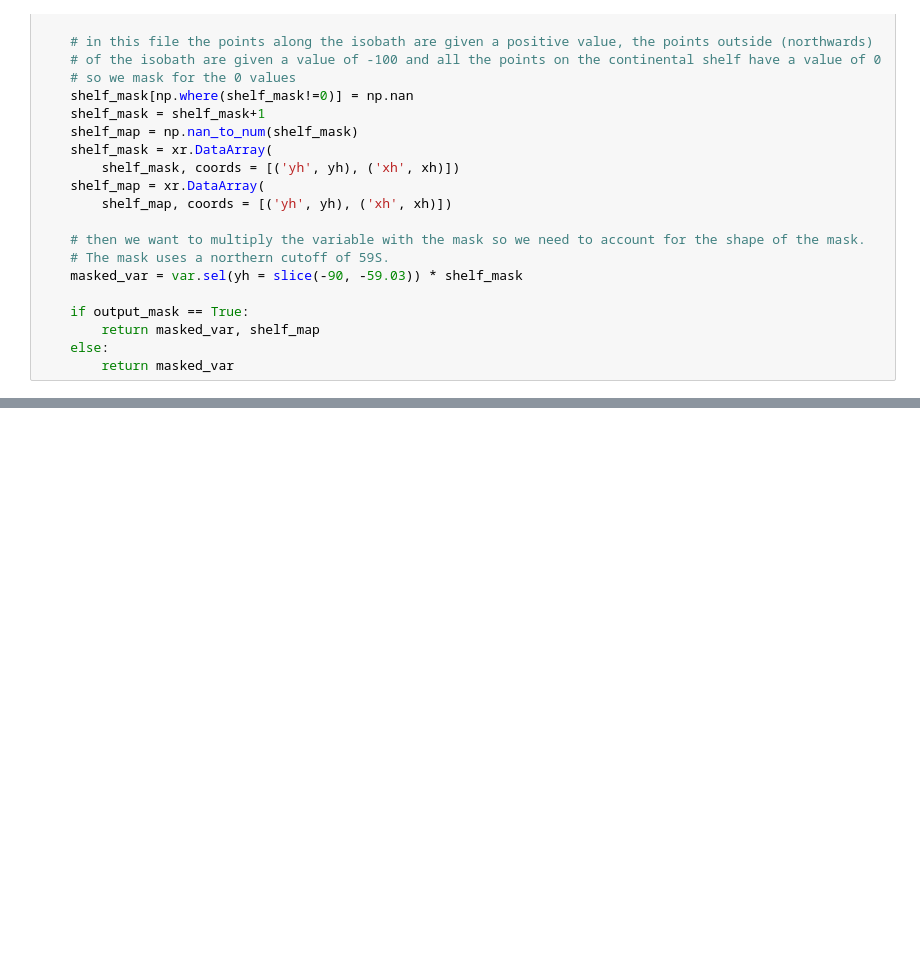
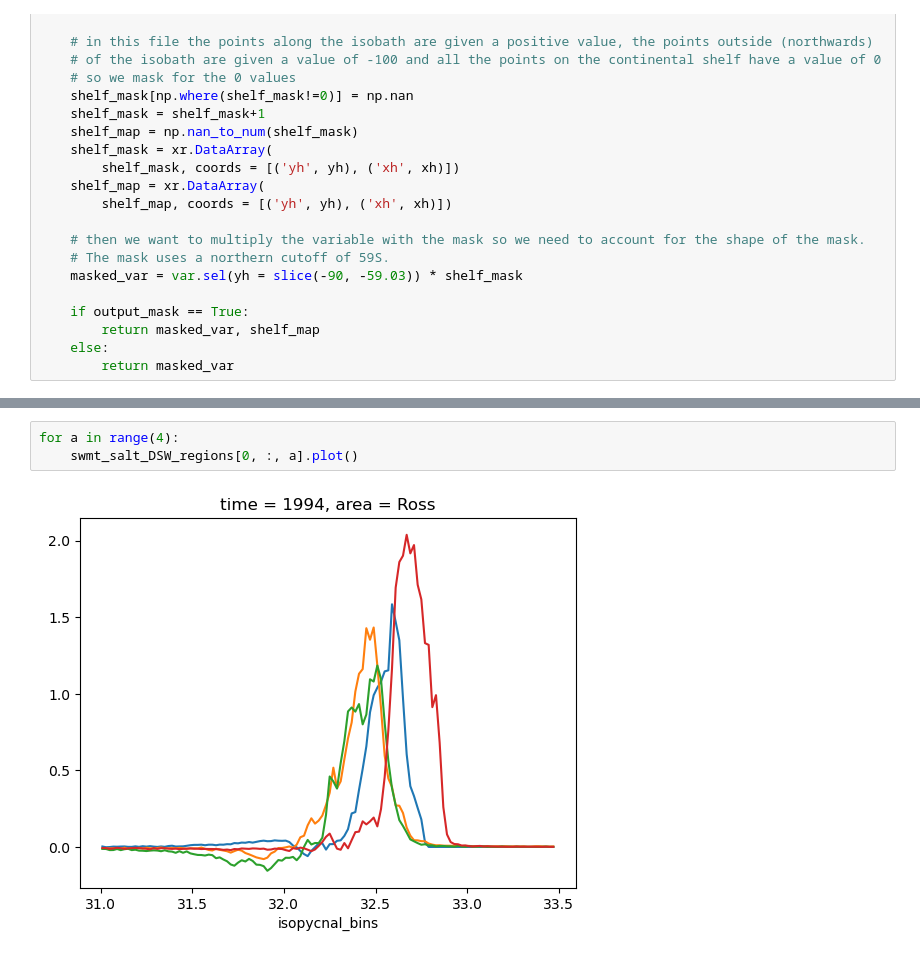
Before and after one commit to schmidt-christina/mom6_comparison, a Jupyter notebook: SWMT_calculation.ipynb, the cells around one changed output, grey strips where cells are left out. Drawn from its saved outputs; the diff is of its cells as text; blank space fills up the shorter version.

```diff
--- a/SWMT_calculation.ipynb
+++ b/SWMT_calculation.ipynb
@@ -358,0 +458,5 @@ for a in range(4):
+# %%
+for a in range(4):
+    swmt_salt_DSW_regions[0, :, a].plot()
+# %% [output]
+[figure, added]
```
Also changed, not shown: parts of 16 cells of this notebook.
